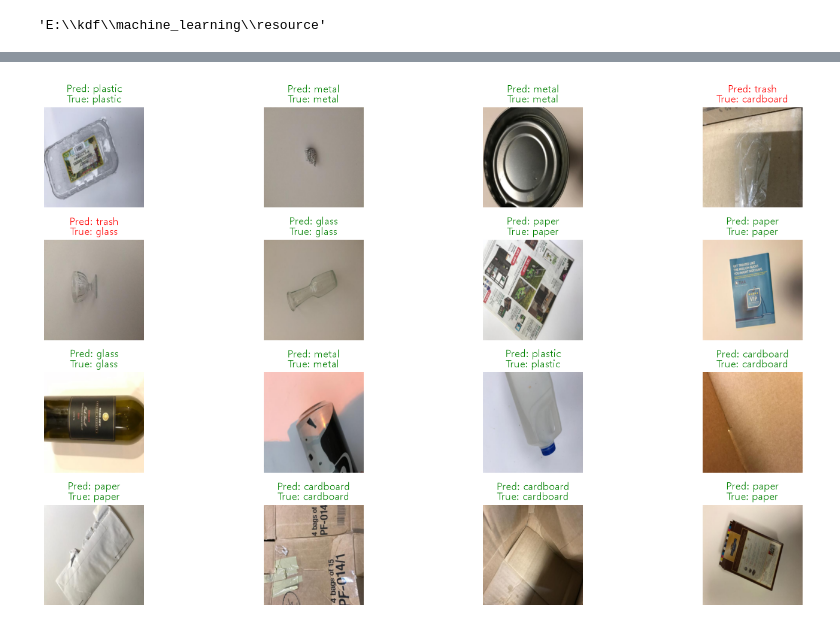
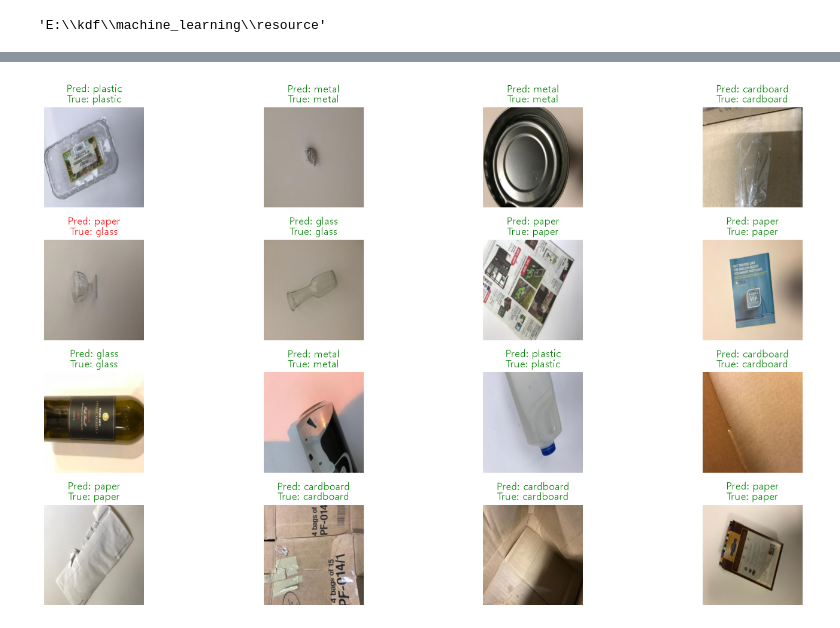
Before and after one commit to Bucheo/machine_learning, a Jupyter notebook: ncs_딥러닝_박지호.ipynb, the cells around one changed output, grey strips where cells are left out. Cells and saved outputs as stored; diff of their text form; code cells hidden in the pictures.

```diff
--- a/ncs_딥러닝_박지호.ipynb
+++ b/ncs_딥러닝_박지호.ipynb
@@ -121,7 +130,7 @@ test_transform = transforms.Compose([
 #     random_state=42
 # )
 
-train_idx, test_idx = train_test_split(
+train_idx, val_idx = train_test_split(
     range(len(base_dataset)),
     test_size=0.2,
     stratify=base_dataset.targets,
@@ -129,9 +138,9 @@ train_idx, test_idx = train_test_split(
 )
 
 train_subset = Subset(base_dataset, train_idx)
-test_subset = Subset(base_dataset, test_idx)
+val_subset = Subset(base_dataset, val_idx)
 
-len(train_subset), len(test_subset)
+len(train_subset), len(val_subset)
 # %% [output]
 (2021, 506)
 # %%
@@ -150,14 +159,14 @@ class DatasetWrapper(Dataset):
         return x, y
 # %%
 train_dataset = DatasetWrapper(train_subset, transform=train_transform)
-test_dataset = DatasetWrapper(test_subset, transform=test_transform)
+val_dataset = DatasetWrapper(val_subset, transform=val_transform)
 
 train_dataloader = DataLoader(train_dataset, batch_size=32, shuffle=True)
-test_dataloader = DataLoader(test_dataset, batch_size=32, shuffle=False)
+val_dataloader = DataLoader(val_dataset, batch_size=32, shuffle=False)
 # %%
 imgs, labels = next(iter(train_dataloader))
 # %%
-fig, axes = plt.subplots(4, 4, figsize=(16, 9))
+fig, axes = plt.subplots(4, 8, figsize=(16, 9))
 
 # RGB 텐서가 (3, 224, 224)인데 imshow는 (224, 224, 3)으로 채널이 뒤에 있어야하기 때문에 permute를 활용하여 순서를 바꿔준다.
 mean_view = torch.tensor(mean).view(3, 1, 1)
@@ -318,3 +347,19 @@ history = train_model_multiclass(
 base_path
 # %% [output]
 'E:\\kdf\\machine_learning\\resource'
+# %%
+model_name = "Resnet-Multiclass"
+best_model_path = os.path.join(base_path, "weights", model_name, "best_model.pth")
+
+# 가중치 없이 best_model만 가져오기
+res_model = models.resnet18(weights=None)
+
+res_model.fc = nn.Sequential(
+    nn.Linear(512, 128),
+    nn.ReLU(),
+    nn.Dropout(0.3),
+    nn.Linear(128, 6)
+)
+
+res_model.load_state_dict(torch.load(best_model_path, map_location=device))
+res_model = res_model.to(device)
@@ -370,32 +416,29 @@ weighted avg       0.80      0.79      0.79       506
 # %%
-model.eval()
+res_model.eval()
 
-imgs, labels = next(iter(test_dataloader))
+imgs, labels = next(iter(val_dataloader))
 imgs_dev = imgs.to(device)
 
 with torch.no_grad():
-    outputs = model(imgs_dev)
-    _, preds = outputs.max(1) # _는 첫번째 변수는 사용하지 않겠다는 뜻
+    outputs = res_model(imgs_dev)
+    _, preds = outputs.max(1)
 
 img_list_cpu = imgs.cpu()
 y_pred_list_cpu = preds.cpu()
 y_true_list_cpu = labels.cpu()
 
 # 시각화
-fig, axes = plt.subplots(4, 4, figsize=(16, 9))   # [수정] figsize (16,8) -> (14,14) : 6x6인데 세로가 짧아 제목이 겹침
+fig, axes = plt.subplots(4, 4, figsize=(16, 9))
 
 for ax, img, y_pred, y_true in zip(axes.flatten(), img_list_cpu, y_pred_list_cpu, y_true_list_cpu):
-    # [수정] 역정규화 추가 : Normalize(0.5, 0.5)로 [-1, 1] 범위가 되므로
-    #        그대로 imshow하면 matplotlib이 클리핑해 대비가 뭉개짐
     ax.imshow((img * std_view + mean_view).permute(1, 2, 0).clamp(0, 1), cmap="gray", vmin=0, vmax=1)
-
     pred_label = class_dict[y_pred.item()]
     true_label = class_dict[y_true.item()]
     color = "green" if pred_label == true_label else "red"
     ax.axis("off")
     ax.set_title(f"Pred: {pred_label}\nTrue: {true_label}", color=color)
 
-plt.tight_layout()   # [추가] 제목 겹침 방지
+plt.tight_layout()
 plt.show()
 # %% [output]
-[figure, old version]
+[figure, new version]
```
Also changed, not shown: parts of 15 cells of this notebook, 2 other files.
